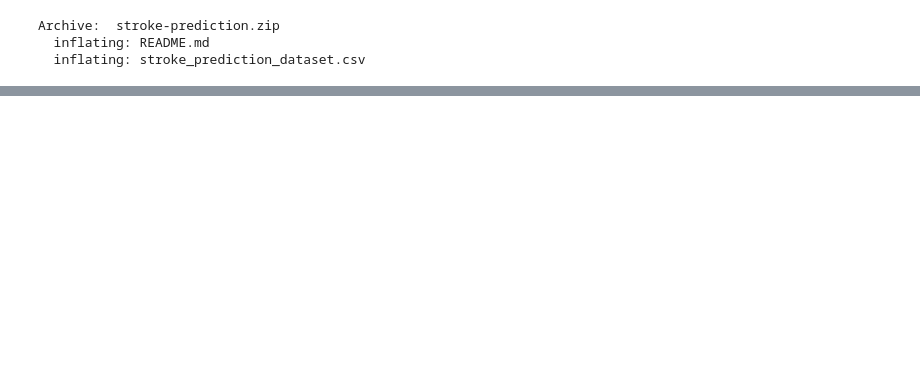
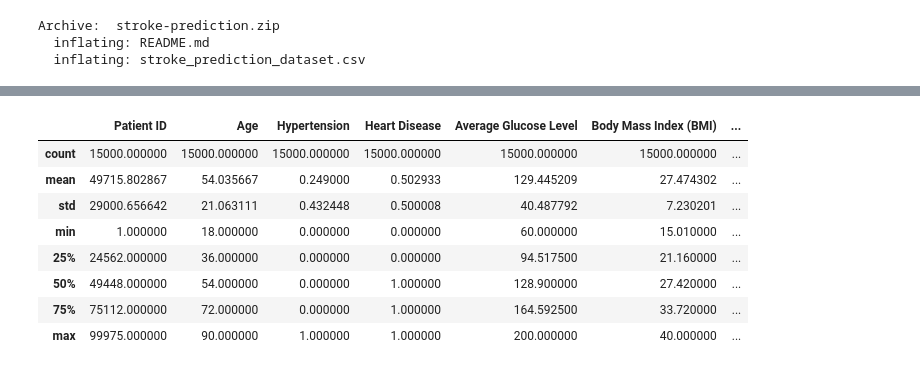
Before and after one commit to avivleemann/colab-kaggle, a Jupyter notebook: Stroke_Prediction_DATA.ipynb, the cells around one changed output, grey strips where cells are left out. Drawn from its saved outputs; the diff is of its cells as text; code cells hidden in the pictures; blank space fills up the shorter version.

```diff
--- a/Stroke_Prediction_DATA.ipynb
+++ b/Stroke_Prediction_DATA.ipynb
@@ -29,0 +36,2 @@ Archive:  stroke-prediction.zip
+# %%
+df_stroke = pd.read_csv('stroke_prediction_dataset.csv' )
@@ -29,0 +58,12 @@ Archive:  stroke-prediction.zip
+# %%
+df_stroke.describe()
+# %% [output]
+|  | Patient ID | Age | Hypertension | Heart Disease | Average Glucose Level | Body Mass Index (BMI) | ... |
+| count | 15000.000000 | 15000.000000 | 15000.000000 | 15000.000000 | 15000.000000 | 15000.000000 | ... |
+| mean | 49715.802867 | 54.035667 | 0.249000 | 0.502933 | 129.445209 | 27.474302 | ... |
+| std | 29000.656642 | 21.063111 | 0.432448 | 0.500008 | 40.487792 | 7.230201 | ... |
+| min | 1.000000 | 18.000000 | 0.000000 | 0.000000 | 60.000000 | 15.010000 | ... |
+| 25% | 24562.000000 | 36.000000 | 0.000000 | 0.000000 | 94.517500 | 21.160000 | ... |
+| 50% | 49448.000000 | 54.000000 | 0.000000 | 1.000000 | 128.900000 | 27.420000 | ... |
+| 75% | 75112.000000 | 72.000000 | 0.000000 | 1.000000 | 164.592500 | 33.720000 | ... |
+| max | 99975.000000 | 90.000000 | 1.000000 | 1.000000 | 200.000000 | 40.000000 | ... |
```
Also changed, not shown: parts of 7 cells of this notebook.
